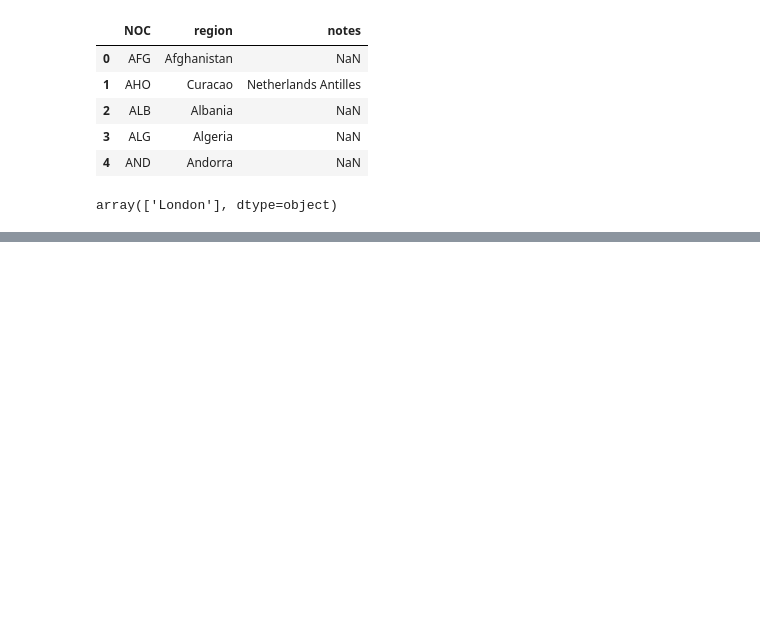
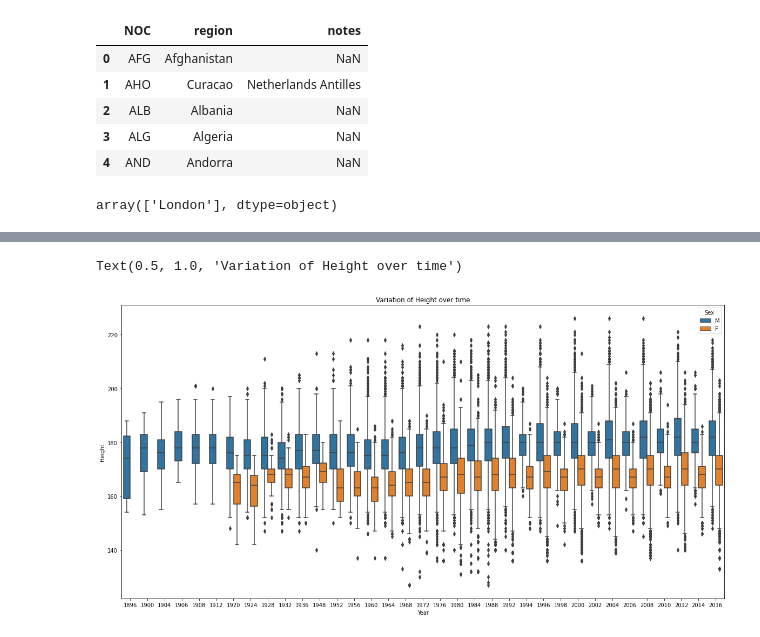
Before and after one commit to Nourankh20/Data-Visualization, a Jupyter notebook: Visualization.ipynb, the cells around one changed output, grey strips where cells are left out. Cells and saved outputs as stored; diff of their text form; code cells hidden in the pictures; blank space fills up the shorter version.

```diff
--- a/Visualization.ipynb
+++ b/Visualization.ipynb
@@ -55,0 +93,8 @@ df.head()
+# %%
+#Variation of Height over time
+plt.figure(figsize=(20, 10))
+sns.boxplot('Year', 'Height', data=df , hue='Sex')
+plt.title('Variation of Height over time')
+# %% [output]
+Text(0.5, 1.0, 'Variation of Height over time')
+[figure, added]
```
Also changed, not shown: parts of 55 cells of this notebook.
